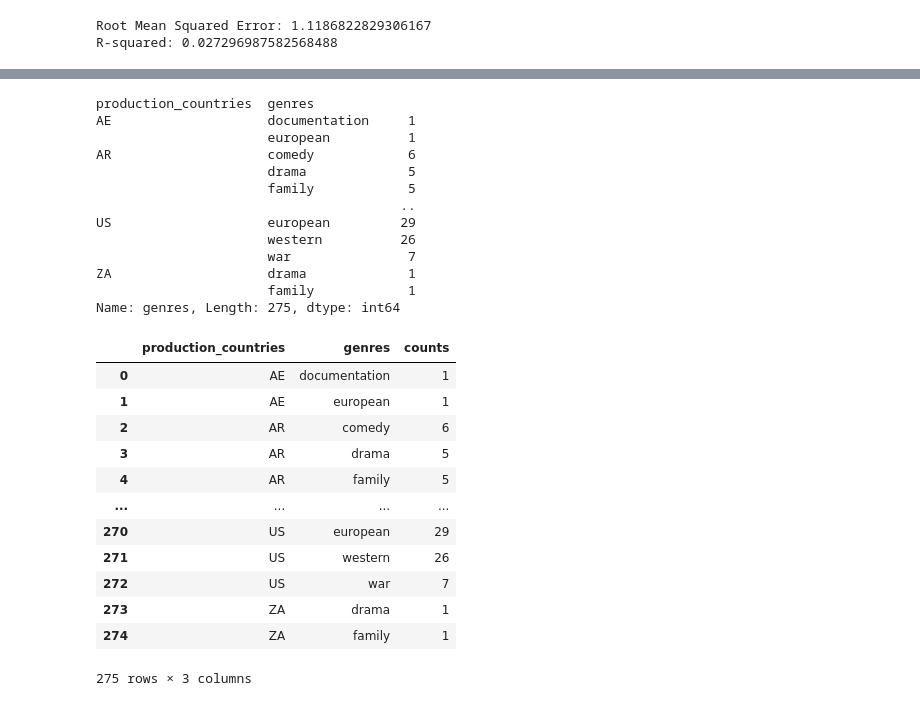
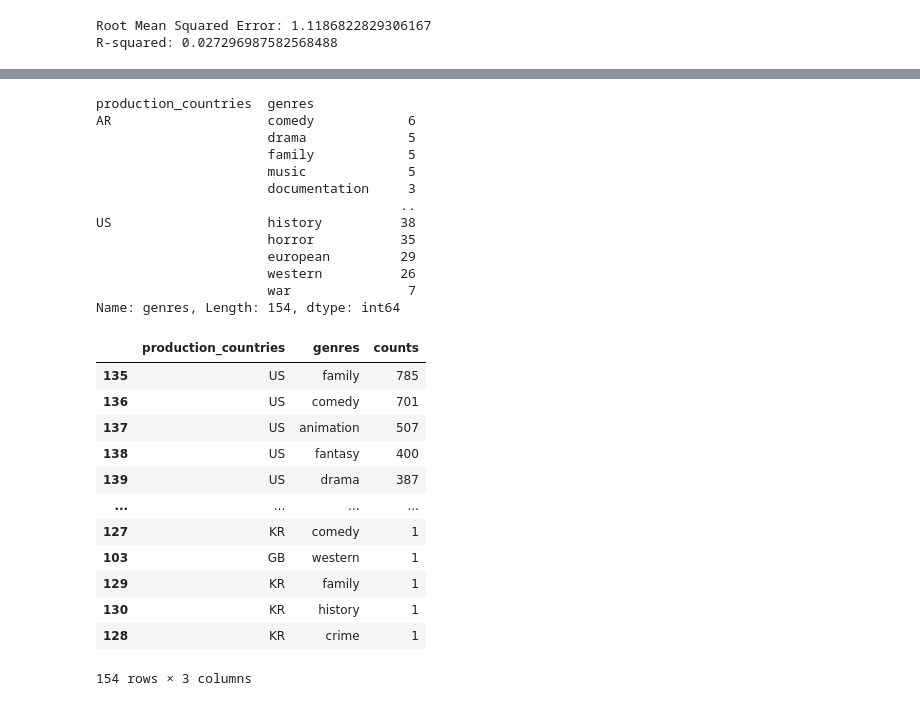
Before and after one commit to emchege/MIS546_Group_Project, a Jupyter notebook: production countries.ipynb, the cells around one changed output, grey strips where cells are left out. Drawn from its saved outputs; the diff is of its cells as text; code cells hidden in the pictures.

```diff
--- a/production countries.ipynb
+++ b/production countries.ipynb
@@ -373,7 +401,7 @@ R-squared: 0.3391869513848895
 # %%
 # which genre is more popular in US
 # %%
-df2 = df1.copy(deep=True)
+df2 = filtered.copy(deep=True)
 # %%
 df2['genres'] = df2['genres'].apply(lambda x: eval(x))
 # %%
@@ -399,32 +427,33 @@ genre_count = df2.groupby('production_countries')['genres'].value_counts()
 genre_count
 # %% [output]
 production_countries  genres
-AE                    documentation     1
-                      european          1
 AR                    comedy            6
                       drama             5
                       family            5
+                      music             5
+                      documentation     3
                                        ..
-US                    european         29
+US                    history          38
+                      horror           35
+                      european         29
                       western          26
                       war               7
-ZA                    drama             1
-                      family            1
-Name: genres, Length: 275, dtype: int64
+Name: genres, Length: 154, dtype: int64
 # %%
 df_gen = genre_count.reset_index(name='counts')
+df_gen = df_gen.sort_values(by='counts', ascending=False)
 df_gen
 # %% [output]
 |  | production_countries | genres | counts |
-| 0 | AE | documentation | 1 |
-| 1 | AE | european | 1 |
-| 2 | AR | comedy | 6 |
-| 3 | AR | drama | 5 |
-| 4 | AR | family | 5 |
+| 135 | US | family | 785 |
+| 136 | US | comedy | 701 |
+| 137 | US | animation | 507 |
+| 138 | US | fantasy | 400 |
+| 139 | US | drama | 387 |
 | ... | ... | ... | ... |
-| 270 | US | european | 29 |
-| 271 | US | western | 26 |
-| 272 | US | war | 7 |
-| 273 | ZA | drama | 1 |
-| 274 | ZA | family | 1 |
+| 127 | KR | comedy | 1 |
+| 103 | GB | western | 1 |
+| 129 | KR | family | 1 |
+| 130 | KR | history | 1 |
+| 128 | KR | crime | 1 |
-275 rows × 3 columns
+154 rows × 3 columns
```
Also changed, not shown: parts of 12 cells of this notebook.
